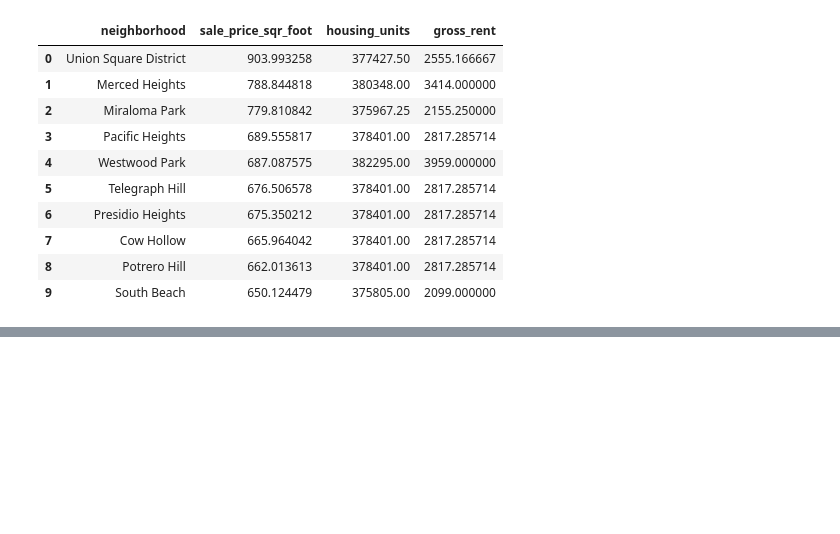
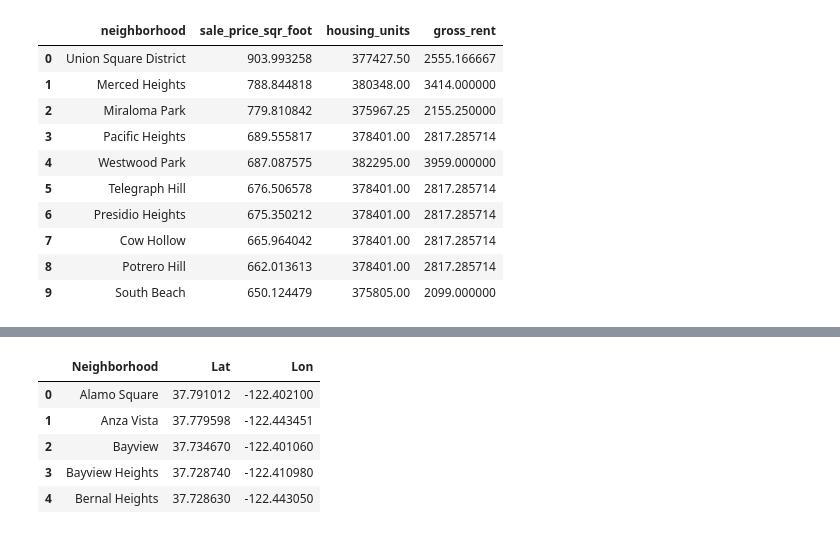
Before and after one commit to maxla777/Pyviz_homework, a Jupyter notebook: SF_Housing_Rental_Analysis.ipynb, the cells around one changed output, grey strips where cells are left out. Saved outputs shown, nothing was run; the diff lists cells and outputs as text; code cells hidden in the pictures; blank space fills up the shorter version.

```diff
--- a/SF_Housing_Rental_Analysis.ipynb
+++ b/SF_Housing_Rental_Analysis.ipynb
@@ -206,0 +214,12 @@ px.parallel_categories(
+# %%
+# Load neighborhoods coordinates data
+file_path = Path("neighborhoods_coordinates.csv")
+df_neighborhood_locations = pd.read_csv(file_path)
+df_neighborhood_locations.head()
+# %% [output]
+|  | Neighborhood | Lat | Lon |
+| 0 | Alamo Square | 37.791012 | -122.402100 |
+| 1 | Anza Vista | 37.779598 | -122.443451 |
+| 2 | Bayview | 37.734670 | -122.401060 |
+| 3 | Bayview Heights | 37.728740 | -122.410980 |
+| 4 | Bernal Heights | 37.728630 | -122.443050 |
```
Also changed, not shown: parts of 15 cells of this notebook.
